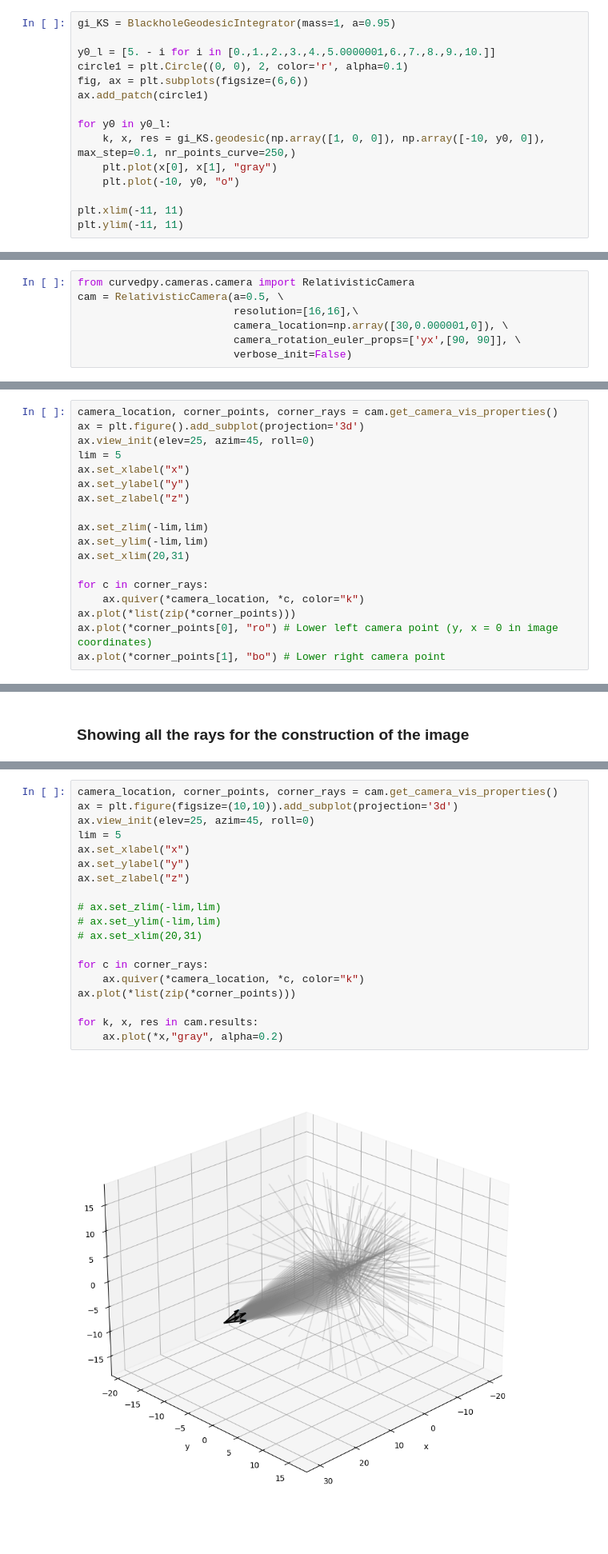
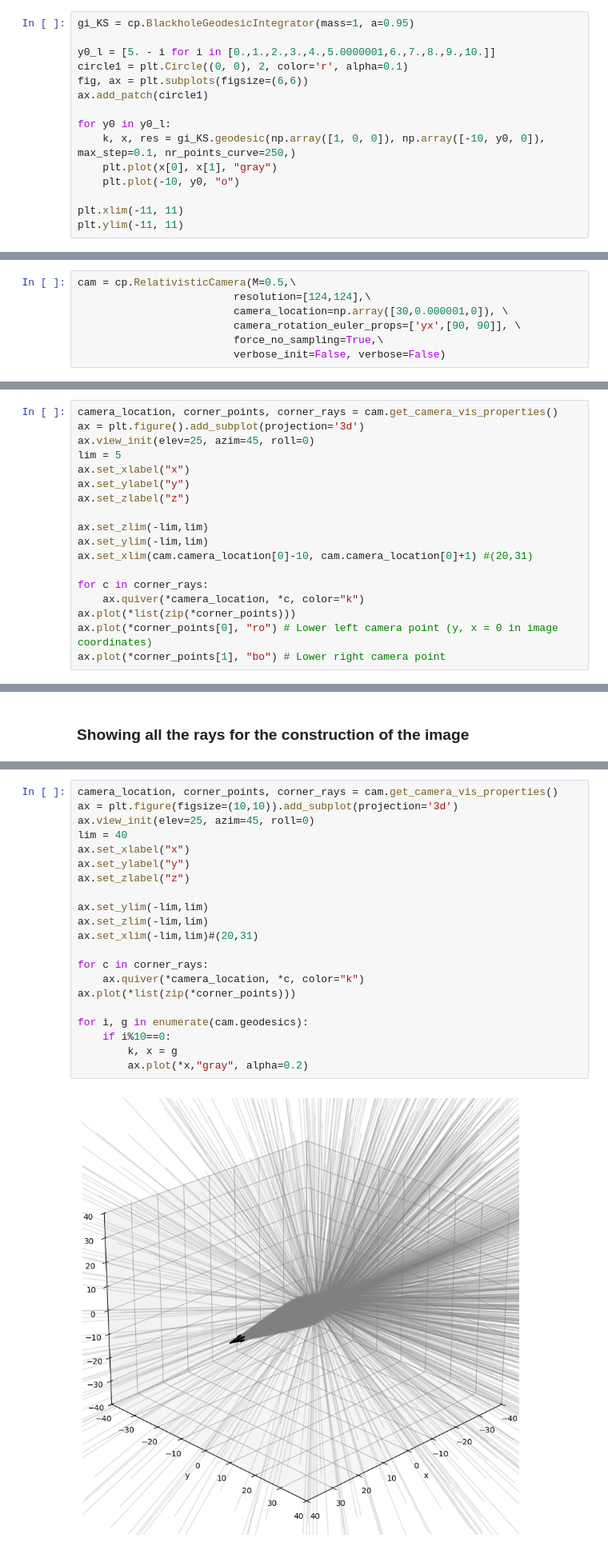
Before and after one commit to bldevries/curvedpy, a Jupyter notebook: tutorials/Tutorial_1_calc_geodesic.ipynb, the cells around one changed output, grey strips where cells are left out. Shown at 80% size. Cells and saved outputs as stored; diff of their text form.

```diff
--- a/tutorials/Tutorial_1_calc_geodesic.ipynb
+++ b/tutorials/Tutorial_1_calc_geodesic.ipynb
@@ -117,7 +116,7 @@ Time per photon: 0.0604 sec
 # %% [markdown]
 ## Rotating blackhole using KerrSchild coordinates (version >=0.0.4)
 # %%
-gi_KS = BlackholeGeodesicIntegrator(mass=1, a=0.95)
+gi_KS = cp.BlackholeGeodesicIntegrator(mass=1, a=0.95)
 
 y0_l = [5. - i for i in [0.,1.,2.,3.,4.,5.0000001,6.,7.,8.,9.,10.]]
 circle1 = plt.Circle((0, 0), 2, color='r', alpha=0.1)
@@ -139,12 +140,12 @@ plt.ylim(-11, 11)
 # %% [markdown]
 ### Creating the camera
 # %%
-from curvedpy.cameras.camera import RelativisticCamera
-cam = RelativisticCamera(a=0.5, \
-                         resolution=[16,16],\
+cam = cp.RelativisticCamera(M=0.5,\
+                         resolution=[124,124],\
                          camera_location=np.array([30,0.000001,0]), \
                          camera_rotation_euler_props=['yx',[90, 90]], \
-                         verbose_init=False)
+                         force_no_sampling=True,\
+                         verbose_init=False, verbose=False)
 # %% [markdown]
 ### Checking its orientation
 # %%
@@ -158,7 +159,7 @@ ax.set_zlabel("z")
 
 ax.set_zlim(-lim,lim)
 ax.set_ylim(-lim,lim)
-ax.set_xlim(20,31)
+ax.set_xlim(cam.camera_location[0]-10, cam.camera_location[0]+1) #(20,31)
 
 for c in corner_rays:
     ax.quiver(*camera_location, *c, color="k")
@@ -191,24 +192,26 @@ Time per photon per core: 0.1553 sec
 # %%
 camera_location, corner_points, corner_rays = cam.get_camera_vis_properties()
 ax = plt.figure(figsize=(10,10)).add_subplot(projection='3d')
 ax.view_init(elev=25, azim=45, roll=0)
-lim = 5
+lim = 40
 ax.set_xlabel("x")
 ax.set_ylabel("y")
 ax.set_zlabel("z")
 
-# ax.set_zlim(-lim,lim)
-# ax.set_ylim(-lim,lim)
-# ax.set_xlim(20,31)
+ax.set_ylim(-lim,lim)
+ax.set_zlim(-lim,lim)
+ax.set_xlim(-lim,lim)#(20,31)
 
 for c in corner_rays:
     ax.quiver(*camera_location, *c, color="k")
 ax.plot(*list(zip(*corner_points)))
 
-for k, x, res in cam.results:
-    ax.plot(*x,"gray", alpha=0.2)
+for i, g in enumerate(cam.geodesics):
+    if i%10==0:
+        k, x = g
+        ax.plot(*x,"gray", alpha=0.2)
 # %% [output]
-[figure, old version]
+[figure, new version]
 # %% [markdown]
 ### Image of which rays hit the blackhole horizon
 # %% [markdown]
```
Also changed, not shown: parts of 17 cells of this notebook, 3 other files.
